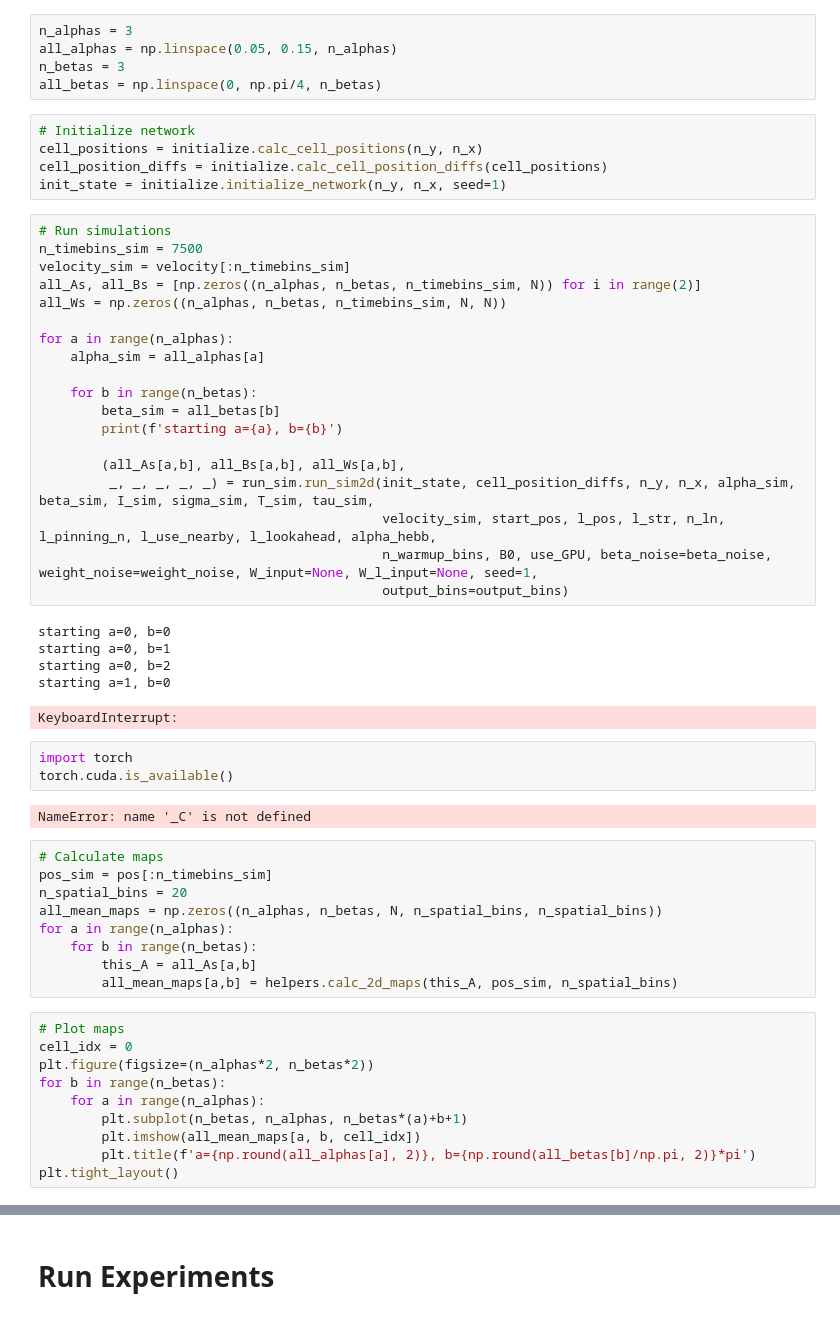
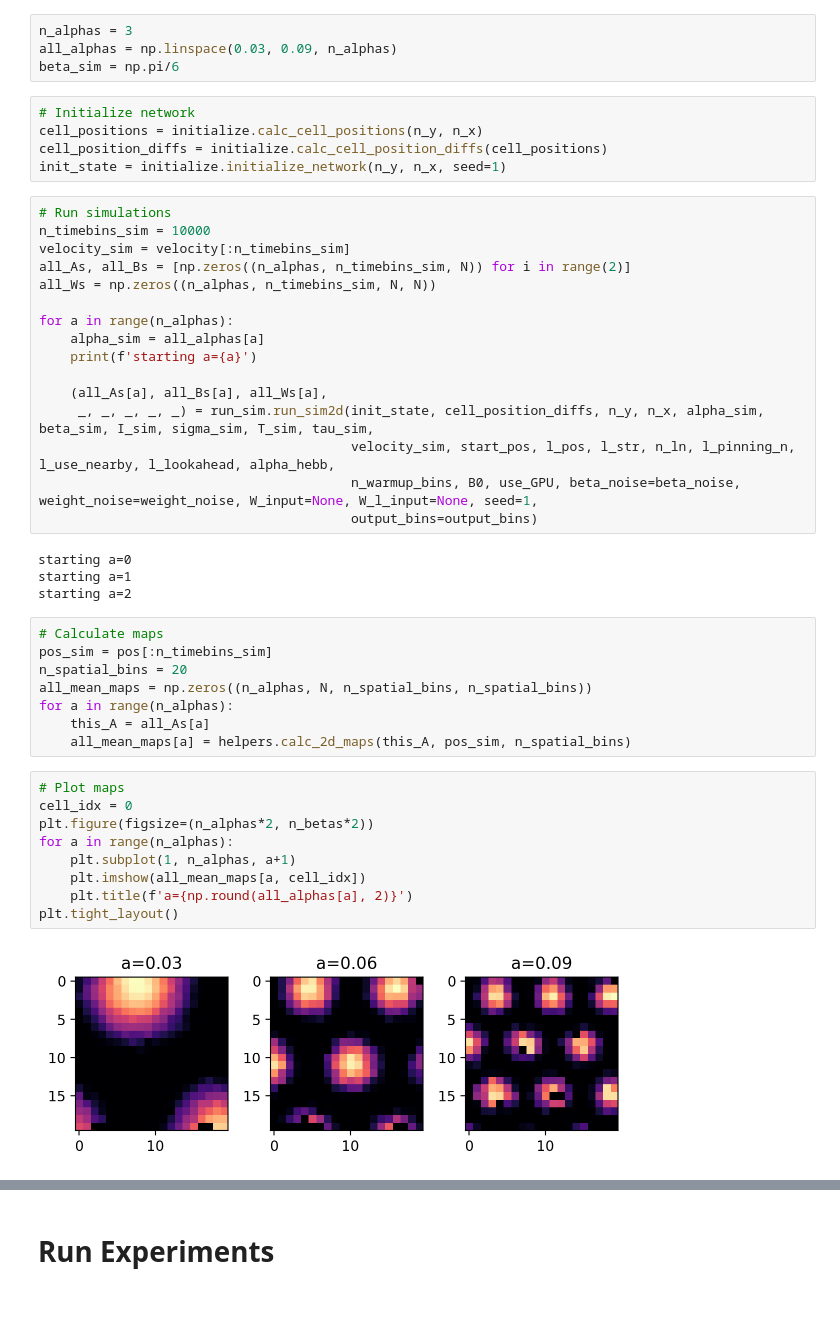
Before and after one commit to johnhwen1/ttgc, a Jupyter notebook: examples/ttgc.ipynb, the cells around one changed output, grey strips where cells are left out. Saved outputs shown, nothing was run; the diff lists cells and outputs as text.

```diff
--- a/examples/ttgc.ipynb
+++ b/examples/ttgc.ipynb
@@ -209,9 +259,8 @@ output_bins = np.inf
 ## Alpha and Beta
 # %%
 n_alphas = 3
-all_alphas = np.linspace(0.05, 0.15, n_alphas)
-n_betas = 3
-all_betas = np.linspace(0, np.pi/4, n_betas)
+all_alphas = np.linspace(0.03, 0.09, n_alphas)
+beta_sim = np.pi/6
 # %%
 # Initialize network
 cell_positions = initialize.calc_cell_positions(n_y, n_x)
@@ -219,52 +268,42 @@ cell_position_diffs = initialize.calc_cell_position_diffs(cell_positions)
 init_state = initialize.initialize_network(n_y, n_x, seed=1)
 # %%
 # Run simulations
-n_timebins_sim = 7500
+n_timebins_sim = 10000
 velocity_sim = velocity[:n_timebins_sim]
-all_As, all_Bs = [np.zeros((n_alphas, n_betas, n_timebins_sim, N)) for i in range(2)]
-all_Ws = np.zeros((n_alphas, n_betas, n_timebins_sim, N, N))
+all_As, all_Bs = [np.zeros((n_alphas, n_timebins_sim, N)) for i in range(2)]
+all_Ws = np.zeros((n_alphas, n_timebins_sim, N, N))
 
 for a in range(n_alphas):
     alpha_sim = all_alphas[a]
+    print(f'starting a={a}')
 
-    for b in range(n_betas):
-        beta_sim = all_betas[b]
-        print(f'starting a={a}, b={b}')
-
-        (all_As[a,b], all_Bs[a,b], all_Ws[a,b],
-         _, _, _, _, _) = run_sim.run_sim2d(init_state, cell_position_diffs, n_y, n_x, alpha_sim, beta_sim, I_sim, sigma_sim, T_sim, tau_sim,
-                                            velocity_sim, start_pos, l_pos, l_str, n_ln, l_pinning_n, l_use_nearby, l_lookahead, alpha_hebb,
-                                            n_warmup_bins, B0, use_GPU, beta_noise=beta_noise, weight_noise=weight_noise, W_input=None, W_l_input=None, seed=1,
-                                            output_bins=output_bins)
+    (all_As[a], all_Bs[a], all_Ws[a],
+     _, _, _, _, _) = run_sim.run_sim2d(init_state, cell_position_diffs, n_y, n_x, alpha_sim, beta_sim, I_sim, sigma_sim, T_sim, tau_sim,
+                                        velocity_sim, start_pos, l_pos, l_str, n_ln, l_pinning_n, l_use_nearby, l_lookahead, alpha_hebb,
+                                        n_warmup_bins, B0, use_GPU, beta_noise=beta_noise, weight_noise=weight_noise, W_input=None, W_l_input=None, seed=1,
+                                        output_bins=output_bins)
 # %% [output]
-starting a=0, b=0
-starting a=0, b=1
-starting a=0, b=2
-starting a=1, b=0
+starting a=0
+starting a=1
+starting a=2
-KeyboardInterrupt:
-# %%
-import torch
-torch.cuda.is_available()
-# %% [output]
-NameError: name '_C' is not defined
 # %%
 # Calculate maps
 pos_sim = pos[:n_timebins_sim]
 n_spatial_bins = 20
-all_mean_maps = np.zeros((n_alphas, n_betas, N, n_spatial_bins, n_spatial_bins))
+all_mean_maps = np.zeros((n_alphas, N, n_spatial_bins, n_spatial_bins))
 for a in range(n_alphas):
-    for b in range(n_betas):
-        this_A = all_As[a,b]
-        all_mean_maps[a,b] = helpers.calc_2d_maps(this_A, pos_sim, n_spatial_bins)
+    this_A = all_As[a]
+    all_mean_maps[a] = helpers.calc_2d_maps(this_A, pos_sim, n_spatial_bins)
 # %%
 # Plot maps
 cell_idx = 0
 plt.figure(figsize=(n_alphas*2, n_betas*2))
-for b in range(n_betas):
-    for a in range(n_alphas):
-        plt.subplot(n_betas, n_alphas, n_betas*(a)+b+1)
-        plt.imshow(all_mean_maps[a, b, cell_idx])
-        plt.title(f'a={np.round(all_alphas[a], 2)}, b={np.round(all_betas[b]/np.pi, 2)}*pi')
+for a in range(n_alphas):
+    plt.subplot(1, n_alphas, a+1)
+    plt.imshow(all_mean_maps[a, cell_idx])
+    plt.title(f'a={np.round(all_alphas[a], 2)}')
 plt.tight_layout()
+# %% [output]
+[figure, added]
 # %%
 # Plot population activity
```
Also changed, not shown: parts of 11 cells of this notebook, 1 other file.
